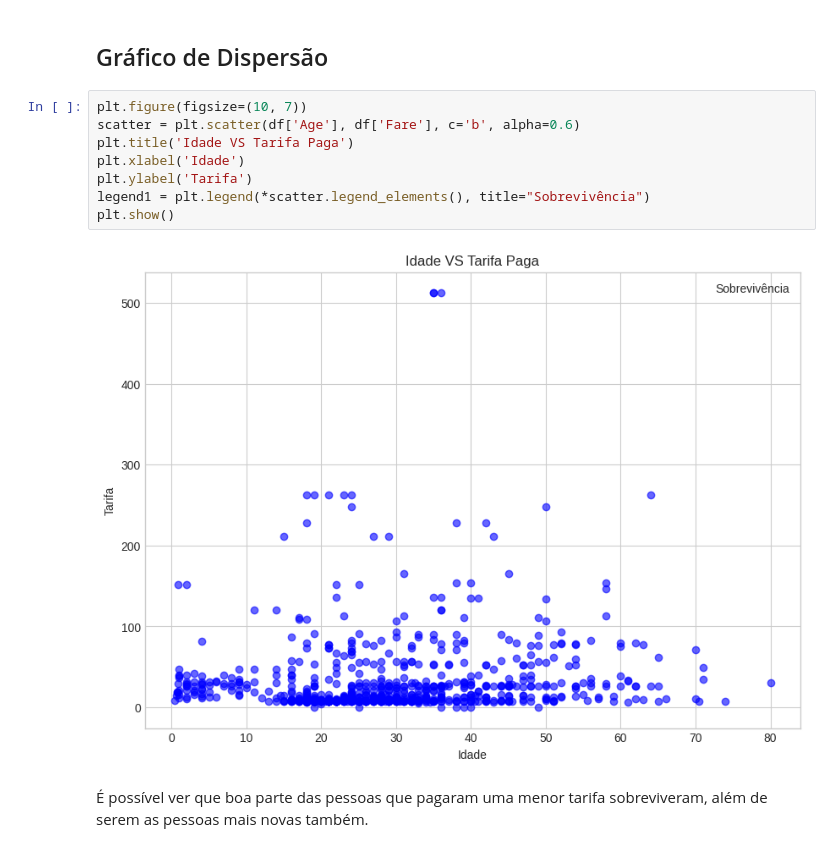
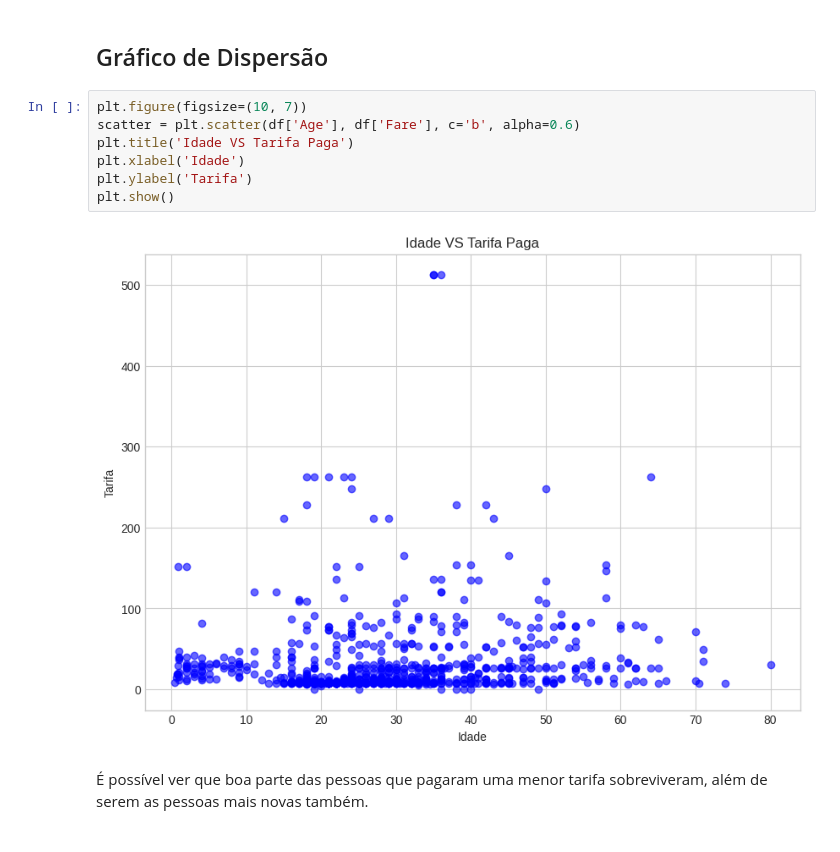
Before and after one commit to Faranha300/Atv-Analise-de-Dados, a Jupyter notebook: atv_analise_de_dados.ipynb, the cells around one changed output. Saved outputs shown, nothing was run; the diff lists cells and outputs as text.

```diff
--- a/atv_analise_de_dados.ipynb
+++ b/atv_analise_de_dados.ipynb
@@ -135,13 +135,12 @@ A 3º classe foi a mais escolhida sendo 55.1%, seguido da 1º classe com 24.2% e
 # %%
 plt.figure(figsize=(10, 7))
 scatter = plt.scatter(df['Age'], df['Fare'], c='b', alpha=0.6)
 plt.title('Idade VS Tarifa Paga')
 plt.xlabel('Idade')
 plt.ylabel('Tarifa')
-legend1 = plt.legend(*scatter.legend_elements(), title="Sobrevivência")
 plt.show()
 # %% [output]
-[figure, old version]
+[figure, new version]
 # %% [markdown]
 É possível ver que boa parte das pessoas que pagaram uma menor tarifa sobreviveram, além de serem as pessoas mais novas também.
 # %% [markdown]
```
